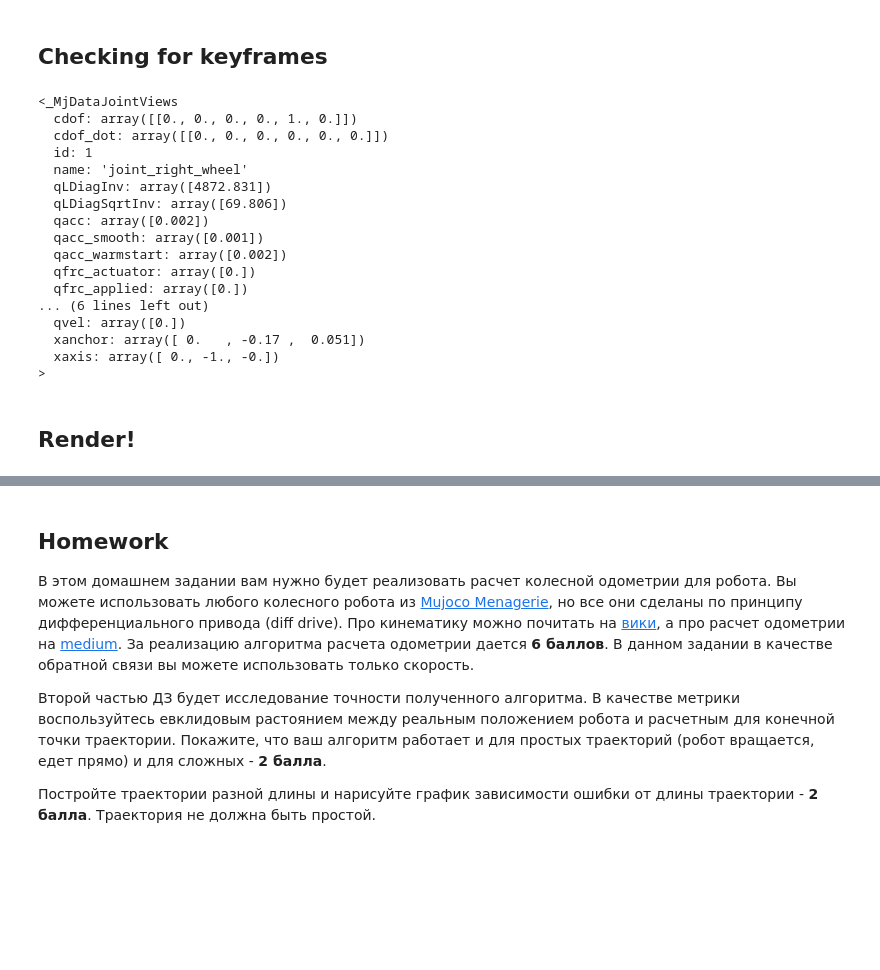
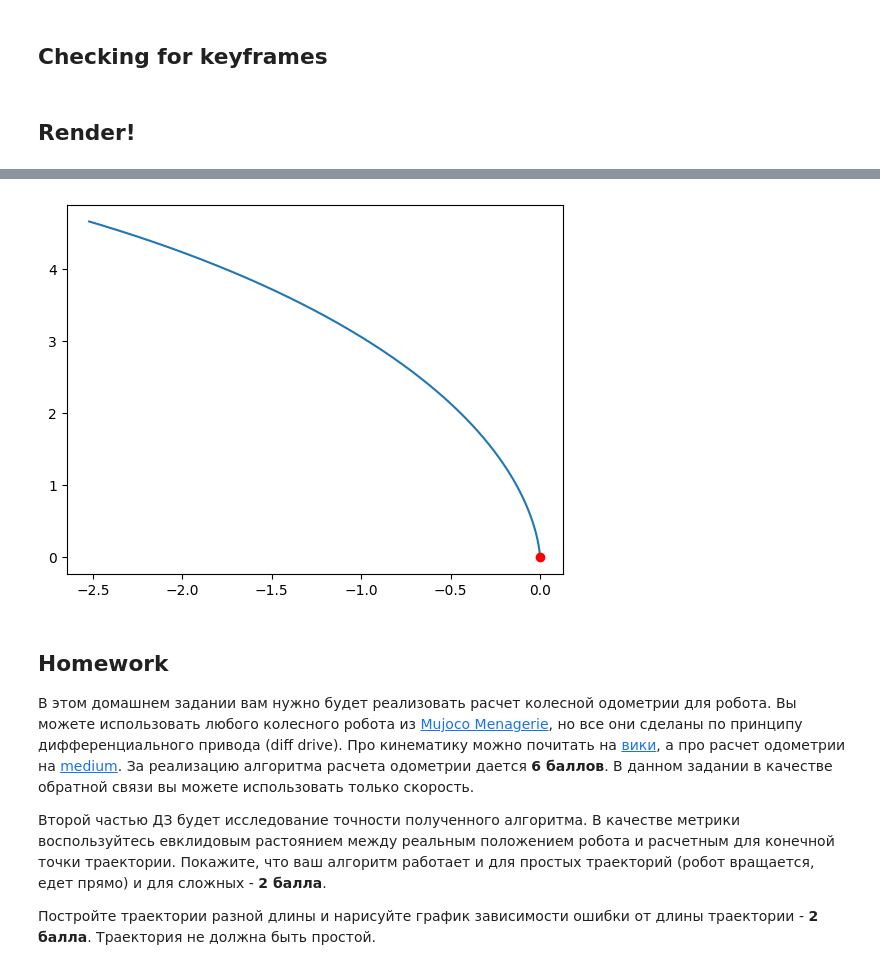
Before and after one commit to InteRoGard/wheeled_robots_intro, a Jupyter notebook: hw_2/mujoco_diff_drive.ipynb, the cells around one changed output, grey strips where cells are left out. Drawn from its saved outputs; the diff is of its cells as text; code cells hidden in the pictures; blank space fills up the shorter version.

```diff
--- a/hw_2/mujoco_diff_drive.ipynb
+++ b/hw_2/mujoco_diff_drive.ipynb
@@ -107,7 +107,7 @@ def azimuth(
 # %%
 res = Resolution.SD
 fps = 60
-duration = 10.0
+duration = 20.0
 ctrl_rate = 2
 ctrl_std = 0.05
 total_rot = 60
@@ -200,25 +160,7 @@ for key in range(model.nkey):
   renderer.update_scene(data)
   media.show_image(renderer.render())
 # %%
-data.joint('joint_right_wheel')
+# data.joint('joint_right_wheel')
-# %% [output]
-<_MjDataJointViews
-  cdof: array([[0., 0., 0., 0., 1., 0.]])
-  cdof_dot: array([[0., 0., 0., 0., 0., 0.]])
-  id: 1
-  name: 'joint_right_wheel'
-  qLDiagInv: array([4872.831])
-  qLDiagSqrtInv: array([69.806])
-  qacc: array([0.002])
-  qacc_smooth: array([0.001])
-  qacc_warmstart: array([0.002])
-  qfrc_actuator: array([0.])
-  qfrc_applied: array([0.])
-... (6 lines left out)
-  qvel: array([0.])
-  xanchor: array([ 0.   , -0.17 ,  0.051])
-  xaxis: array([ 0., -1., -0.])
->
 # %% [markdown]
 ## Render!
 # %%
@@ -236,7 +178,7 @@ coll.flags[mujoco.mjtVisFlag.mjVIS_CONVEXHULL] = True
 # Create a camera that will revolve around the robot.
 camera = mujoco.MjvCamera()
 mujoco.mjv_defaultFreeCamera(model, camera)
-camera.distance = 4
+camera.distance = 6
 offset = model.vis.global_.azimuth
 
 # Sample actuator noise and smooth it.
@@ -258,14 +200,15 @@ else:
   ctrl0 = np.mean(model.actuator_ctrlrange, axis=1)
 
 frames = []
+positions = []
 for i in tqdm(range(nsteps)):
-  data.ctrl[:] = ctrl0  + ctrl_std * perturb[i] # random perturbations
-
+  # data.ctrl[:] = ctrl0  + ctrl_std * perturb[i] # random perturbations
+  positions.append((data.body('link_right_wheel').xpos + data.body('link_left_wheel').xpos) / 2)
   # data.ctrl[:2] = 0
-  # data.ctrl[0] = 1
+  # data.ctrl[0] = 0
   # data.ctrl[1] = 1
-  data.joint('joint_right_wheel').qvel = np.array([2.])
-  data.joint('joint_left_wheel').qvel = np.array([2.])
+  data.joint('joint_right_wheel').qvel = np.array([1.])
+  data.joint('joint_left_wheel').qvel = np.array([0.5])
   mujoco.mj_step(model, data)
   if len(frames) < data.time * fps:
     # camera.azimuth = azimuth(data.time, duration, total_rot, offset)  # camera motion
@@ -277,6 +220,28 @@ for i in tqdm(range(nsteps)):
 media.show_video(frames, fps=fps, loop=False)
 # %% [output]
 [interactive output not drawn]
+# %%
+import matplotlib.pyplot as plt
+import matplotlib.patches as patches
+%matplotlib inline
+
+# Предположим, что robot.positions - это список трехмерных массивов numpy
+# plt.figure()
+X = []
+Y = []
+for position in positions:
+    y = position[0]
+    x = - position[1]
+    X.append(x)
+    Y.append(y)
+# simulated coordinates
+plt.plot(X, Y)
+# start point
+plt.plot(0.0, 0.0, 'ro')
+
+plt.show()
+# %% [output]
+[figure, added]
 # %%
 # model.body(0)
 # model.body(1)
```
Also changed, not shown: parts of 4 cells of this notebook, 2 other files.
